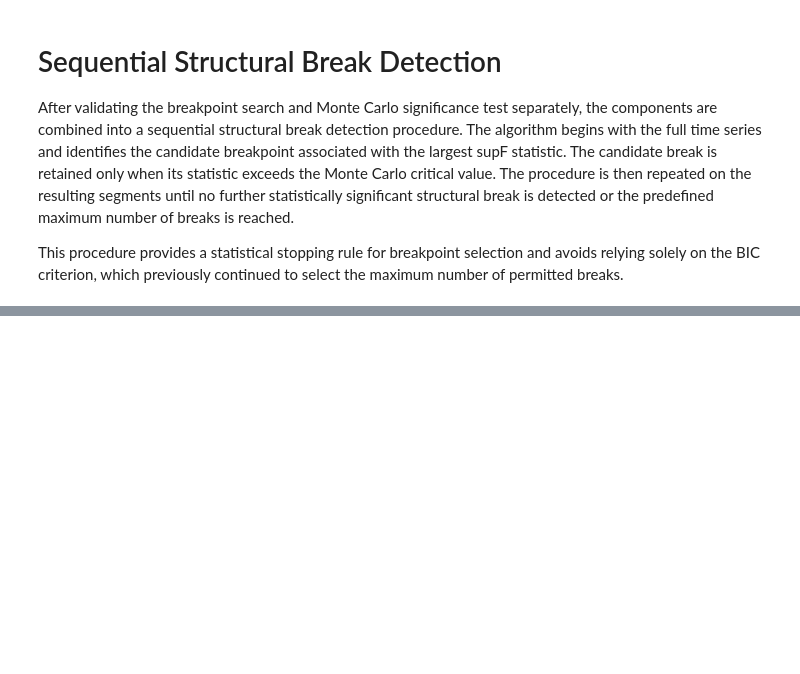
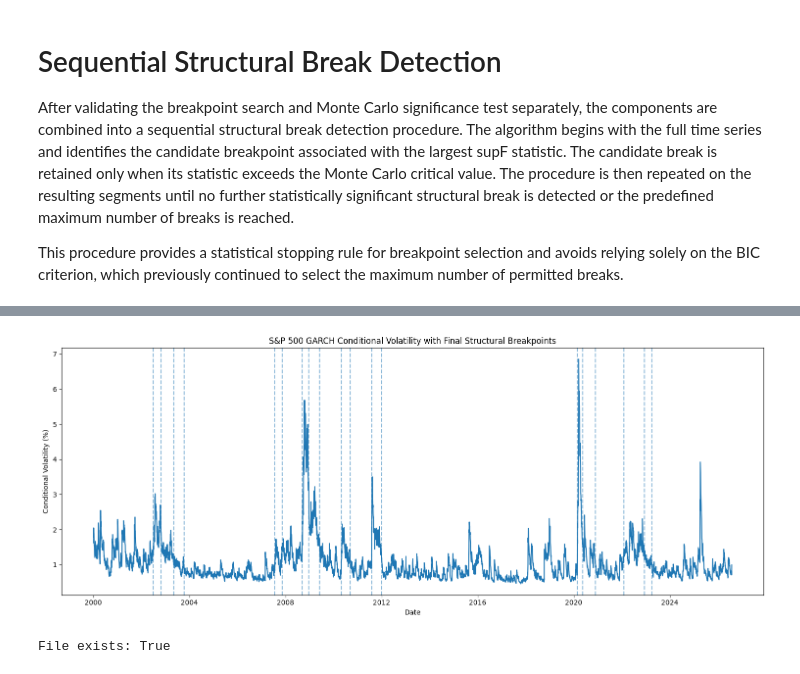
Before and after one commit to fleurclochette/Scientific-Project-SS26-Group-8, a Jupyter notebook: notebooks/03_garch_breakpoints.ipynb, the cells around one changed output, grey strips where cells are left out. Cells and saved outputs as stored; diff of their text form; code cells hidden in the pictures; blank space fills up the shorter version.

```diff
--- a/notebooks/03_garch_breakpoints.ipynb
+++ b/notebooks/03_garch_breakpoints.ipynb
@@ -2518,0 +2528,6 @@ This procedure provides a statistical stopping rule for breakpoint selection and
+# %%
+# create fresh real data model
+bp_real_final = BaiPerron(
+    max_breaks=20,
+    min_segment=60
+)
@@ -2518,0 +2581,11 @@ This procedure provides a statistical stopping rule for breakpoint selection and
+# %%
+#Convert them to actual trading days
+real_final_break_dates = [
+    volatility_dates.iloc[i]
+    for i in real_final_breaks
+]
+
+print("\nFinal breakpoint dates:")
+
+for date in real_final_break_dates:
+    print(date)
@@ -2518,0 +2749,29 @@ This procedure provides a statistical stopping rule for breakpoint selection and
+# %%
+# plot the final segmentation
+
+plt.figure(figsize=(15, 6))
+
+plt.plot(
+    volatility_dates,
+    volatility,
+    label="GARCH conditional volatility"
+)
+
+for date in real_final_break_dates:
+    plt.axvline(
+        x=date,
+        linestyle="--",
+        alpha=0.5
+    )
+
+plt.title(
+    "S&P 500 GARCH Conditional Volatility with Final Structural Breakpoints"
+)
+
+plt.xlabel("Date")
+plt.ylabel("Conditional Volatility (%)")
+
+plt.tight_layout()
+plt.show()
+# %% [output]
+[figure, added]
@@ -2518,0 +2785,13 @@ This procedure provides a statistical stopping rule for breakpoint selection and
+# %%
+import os
+
+final_breakpoints_path = (
+    "data/processed/final_breakpoints.csv"
+)
+
+print(
+    "File exists:",
+    os.path.exists(final_breakpoints_path)
+)
+# %% [output]
+File exists: True
```
Also changed, not shown: parts of 139 cells of this notebook.
